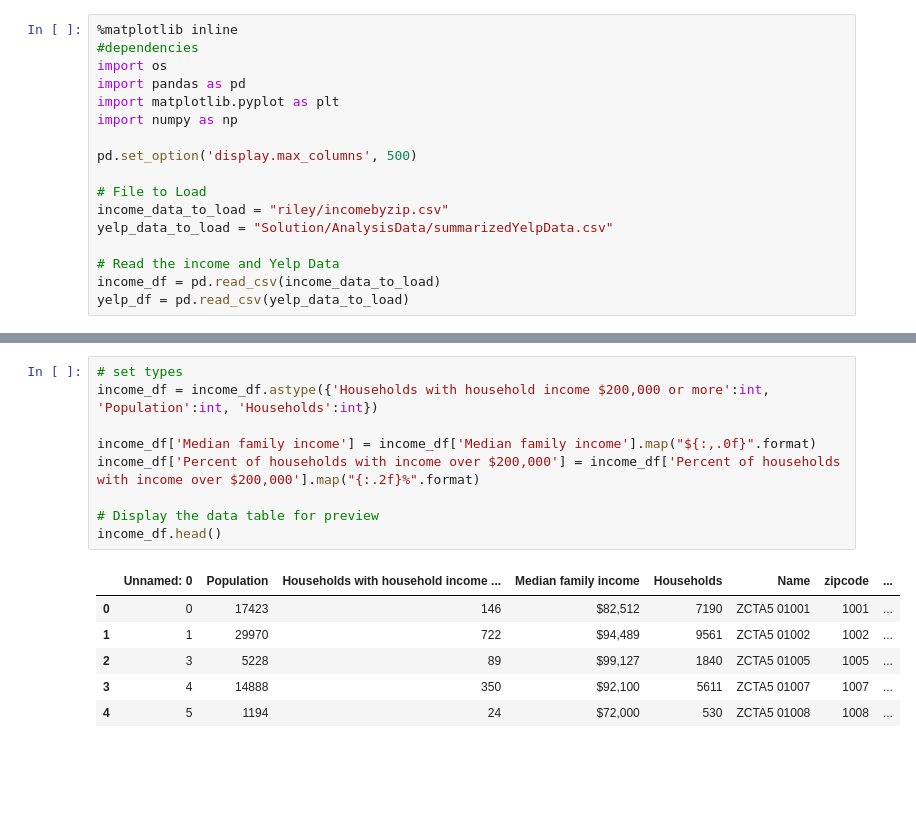
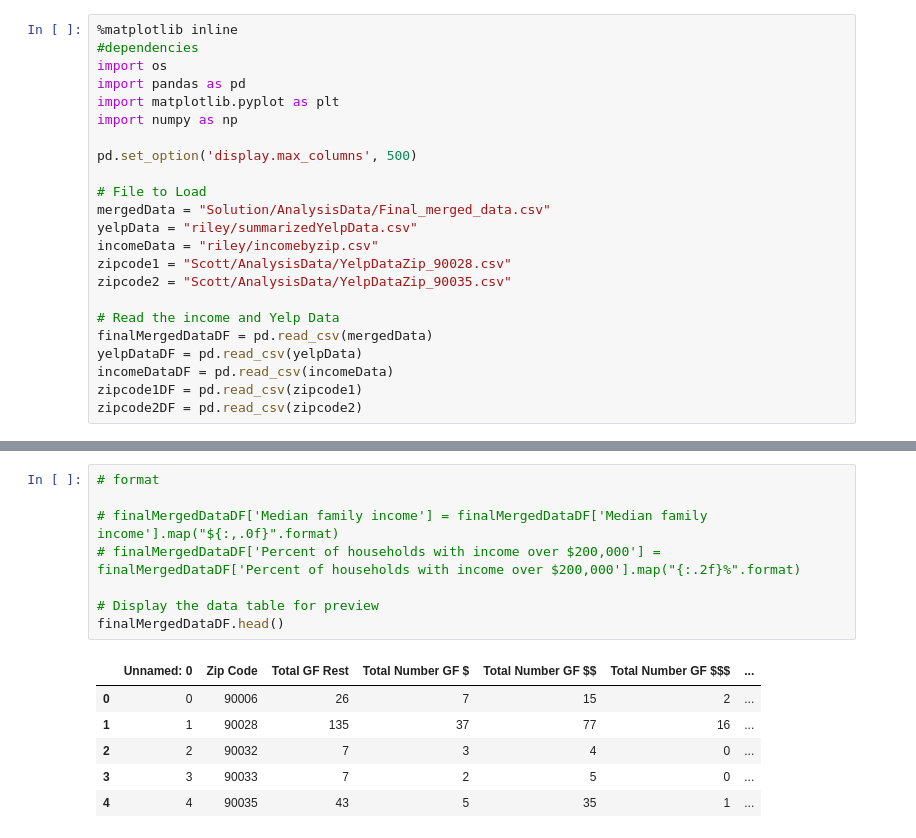
Before and after one commit to connie-hu/DataViz_Project, a Jupyter notebook: Question 1 Part 1.ipynb, the cells around one changed output, grey strips where cells are left out. Drawn from its saved outputs; the diff is of its cells as text; blank space fills up the shorter version.

Commit message:
updated the MergData.ipynb and final_merged_data.csv

```diff
--- a/Question 1 Part 1.ipynb
+++ b/Question 1 Part 1.ipynb
@@ -18,9 +16,15 @@ import numpy as np
 pd.set_option('display.max_columns', 500)
 
 # File to Load
-income_data_to_load = "riley/incomebyzip.csv"
-yelp_data_to_load = "Solution/AnalysisData/summarizedYelpData.csv"
+mergedData = "Solution/AnalysisData/Final_merged_data.csv"
+yelpData = "riley/summarizedYelpData.csv"
+incomeData = "riley/incomebyzip.csv"
+zipcode1 = "Scott/AnalysisData/YelpDataZip_90028.csv"
+zipcode2 = "Scott/AnalysisData/YelpDataZip_90035.csv"
 
 # Read the income and Yelp Data
-income_df = pd.read_csv(income_data_to_load)
-yelp_df = pd.read_csv(yelp_data_to_load)
+finalMergedDataDF = pd.read_csv(mergedData)
+yelpDataDF = pd.read_csv(yelpData)
+incomeDataDF = pd.read_csv(incomeData)
+zipcode1DF = pd.read_csv(zipcode1)
+zipcode2DF = pd.read_csv(zipcode2)
@@ -27,16 +139,15 @@ yelp_df = pd.read_csv(yelp_data_to_load)
 # %%
-# set types
-income_df = income_df.astype({'Households with household income $200,000 or more':int, 'Population':int, 'Households':int})
+# format
 
-income_df['Median family income'] = income_df['Median family income'].map("${:,.0f}".format)
-income_df['Percent of households with income over $200,000'] = income_df['Percent of households with income over $200,000'].map("{:.2f}%".format)
+# finalMergedDataDF['Median family income'] = finalMergedDataDF['Median family income'].map("${:,.0f}".format)
+# finalMergedDataDF['Percent of households with income over $200,000'] = finalMergedDataDF['Percent of households with income over $200,000'].map("{:.2f}%".format)
 
 # Display the data table for preview
-income_df.head()
+finalMergedDataDF.head()
 # %% [output]
-|  | Unnamed: 0 | Population | Households with household income ... | Median family income | Households | Name | zipcode | ... |
-| 0 | 0 | 17423 | 146 | $82,512 | 7190 | ZCTA5 01001 | 1001 | ... |
-| 1 | 1 | 29970 | 722 | $94,489 | 9561 | ZCTA5 01002 | 1002 | ... |
-| 2 | 3 | 5228 | 89 | $99,127 | 1840 | ZCTA5 01005 | 1005 | ... |
-| 3 | 4 | 14888 | 350 | $92,100 | 5611 | ZCTA5 01007 | 1007 | ... |
-| 4 | 5 | 1194 | 24 | $72,000 | 530 | ZCTA5 01008 | 1008 | ... |
+|  | Unnamed: 0 | Zip Code | Total GF Rest | Total Number GF $ | Total Number GF $$ | Total Number GF $$$ | ... |
+| 0 | 0 | 90006 | 26 | 7 | 15 | 2 | ... |
+| 1 | 1 | 90028 | 135 | 37 | 77 | 16 | ... |
+| 2 | 2 | 90032 | 7 | 3 | 4 | 0 | ... |
+| 3 | 3 | 90033 | 7 | 2 | 5 | 0 | ... |
+| 4 | 4 | 90035 | 43 | 5 | 35 | 1 | ... |
```
Also changed, not shown: parts of 19 cells of this notebook, 2 other files.
